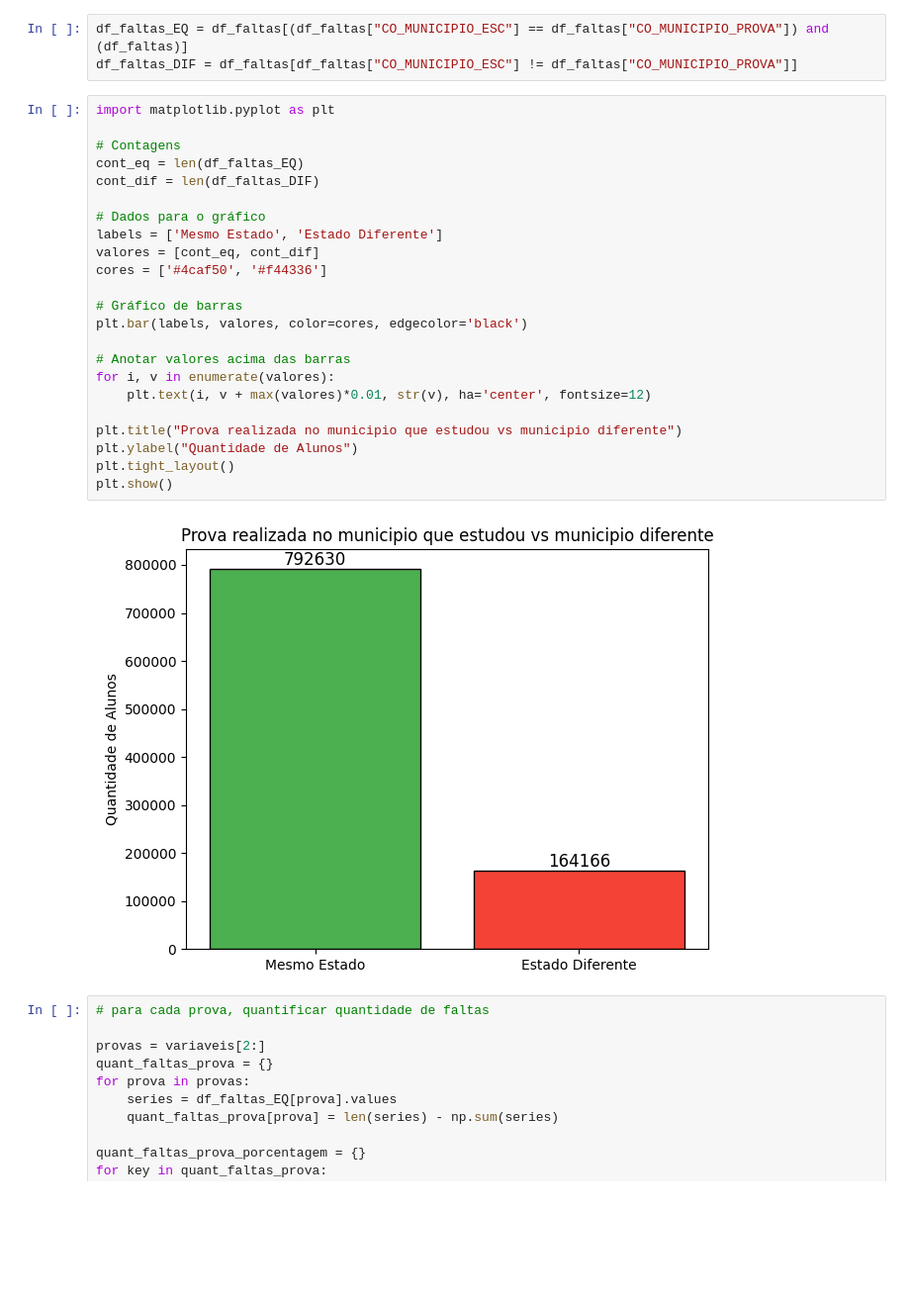
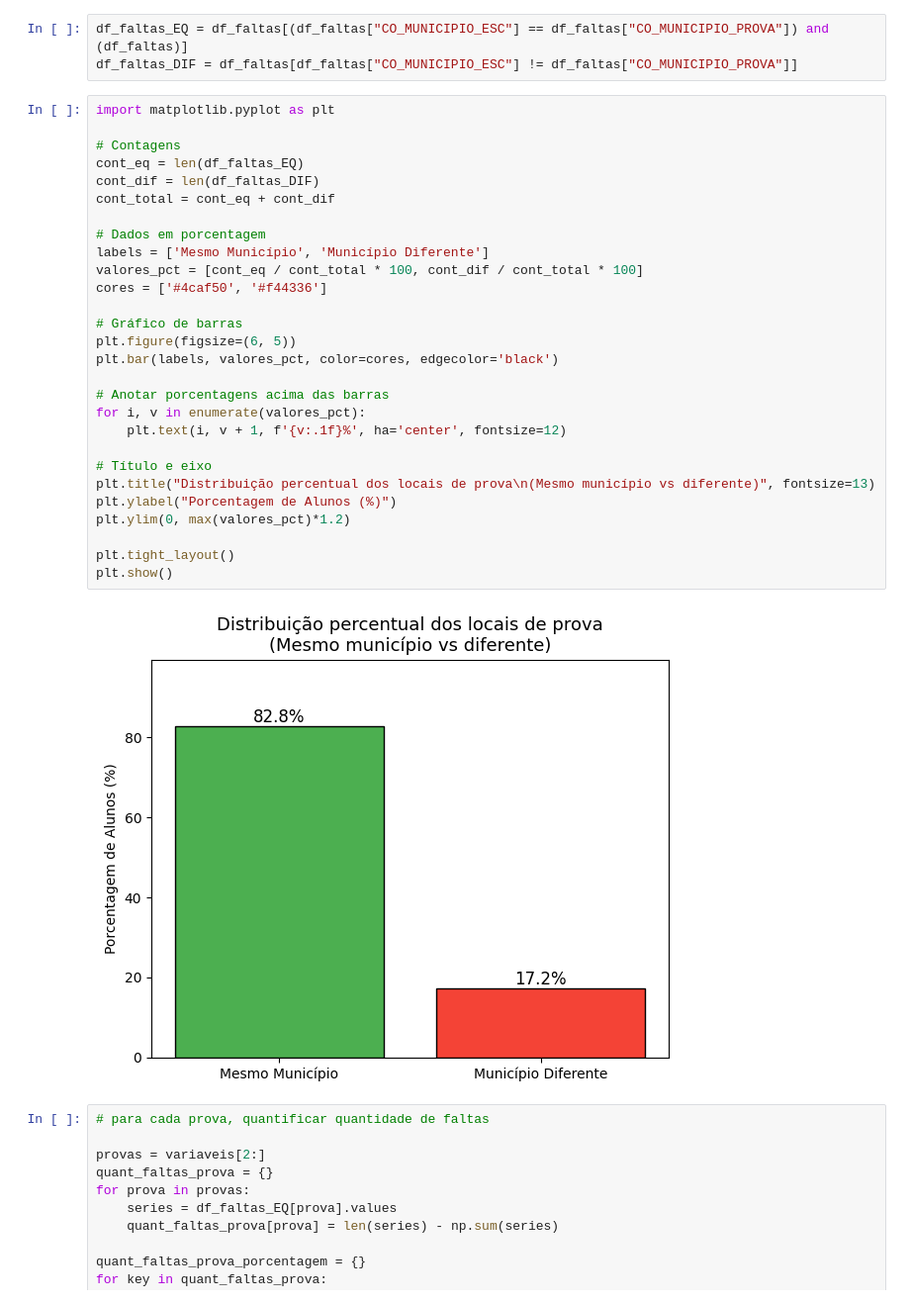
Before and after one commit to henriquefac/ciencia_de_dados_av1, a Jupyter notebook: av1/notebook/apresentacao/perguntas.ipynb, the cells around one changed output. Shown at 99% size. Cells and saved outputs as stored; diff of their text form; blank space fills up the shorter version.

Commit message:
Graficos municipios

```diff
--- a/av1/notebook/apresentacao/perguntas.ipynb
+++ b/av1/notebook/apresentacao/perguntas.ipynb
@@ -251,28 +251,33 @@ df_faltas_DIF = df_faltas[df_faltas["CO_MUNICIPIO_ESC"] != df_faltas["CO_MUNICIP
 # %%
 import matplotlib.pyplot as plt
 
 # Contagens
 cont_eq = len(df_faltas_EQ)
 cont_dif = len(df_faltas_DIF)
+cont_total = cont_eq + cont_dif
 
-# Dados para o gráfico
-labels = ['Mesmo Estado', 'Estado Diferente']
-valores = [cont_eq, cont_dif]
+# Dados em porcentagem
+labels = ['Mesmo Município', 'Município Diferente']
+valores_pct = [cont_eq / cont_total * 100, cont_dif / cont_total * 100]
 cores = ['#4caf50', '#f44336']
 
 # Gráfico de barras
-plt.bar(labels, valores, color=cores, edgecolor='black')
+plt.figure(figsize=(6, 5))
+plt.bar(labels, valores_pct, color=cores, edgecolor='black')
 
-# Anotar valores acima das barras
-for i, v in enumerate(valores):
-    plt.text(i, v + max(valores)*0.01, str(v), ha='center', fontsize=12)
+# Anotar porcentagens acima das barras
+for i, v in enumerate(valores_pct):
+    plt.text(i, v + 1, f'{v:.1f}%', ha='center', fontsize=12)
 
-plt.title("Prova realizada no municipio que estudou vs municipio diferente")
-plt.ylabel("Quantidade de Alunos")
+# Título e eixo
+plt.title("Distribuição percentual dos locais de prova\n(Mesmo município vs diferente)", fontsize=13)
+plt.ylabel("Porcentagem de Alunos (%)")
+plt.ylim(0, max(valores_pct)*1.2)
+
 plt.tight_layout()
 plt.show()
 # %% [output]
-[figure, old version]
+[figure, new version]
 # %%
 # para cada prova, quantificar quantidade de faltas
 
```
Also changed, not shown: parts of 4 cells of this notebook.
